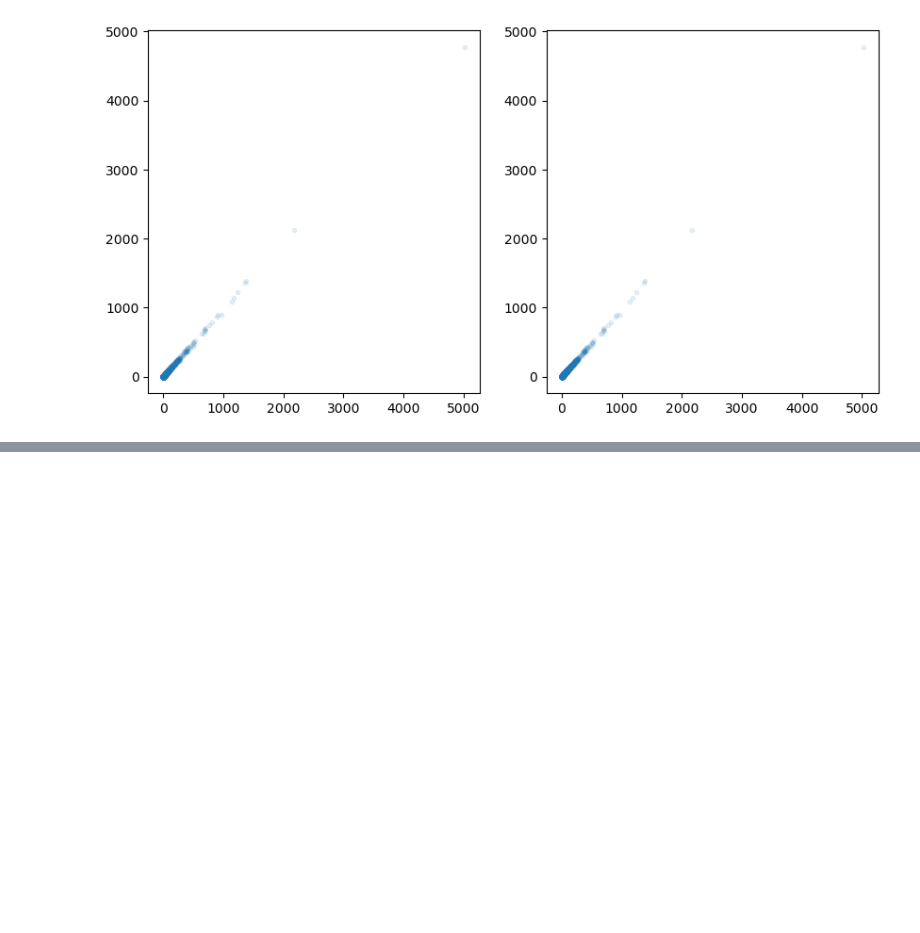
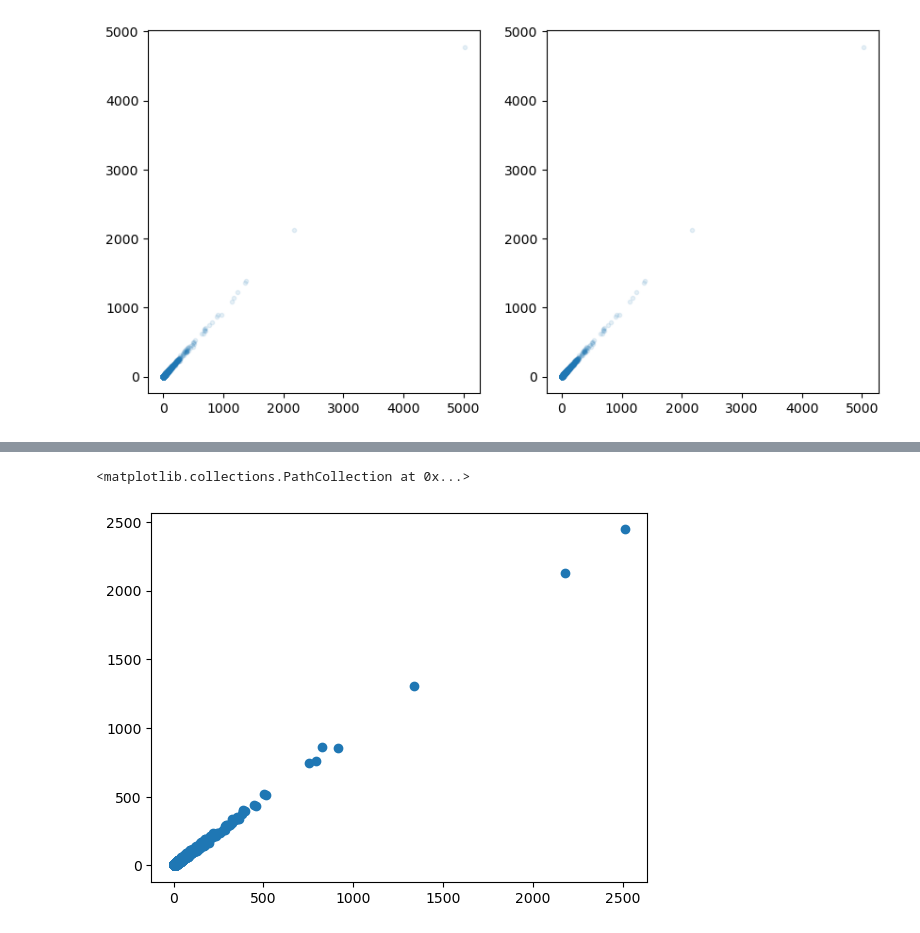
Before and after one commit to networkgeometry/d-mercator, a Jupyter notebook: notebooks/benchmark-check.ipynb, the cells around one changed output, grey strips where cells are left out. Drawn from its saved outputs; the diff is of its cells as text; code cells hidden in the pictures; blank space fills up the shorter version.

```diff
--- a/notebooks/benchmark-check.ipynb
+++ b/notebooks/benchmark-check.ipynb
@@ -180,0 +208,5 @@ plt.scatter(coords['kappa'], coords['kappa_gpu'], marker='.', alpha=0.1)
+# %%
+plt.scatter(new_coords['kappa'], new_coords['kappa_gpu'])
+# %% [output]
+<matplotlib.collections.PathCollection at 0x...>
+[figure, added]
```
Also changed, not shown: parts of 5 cells of this notebook, 23 other files.
